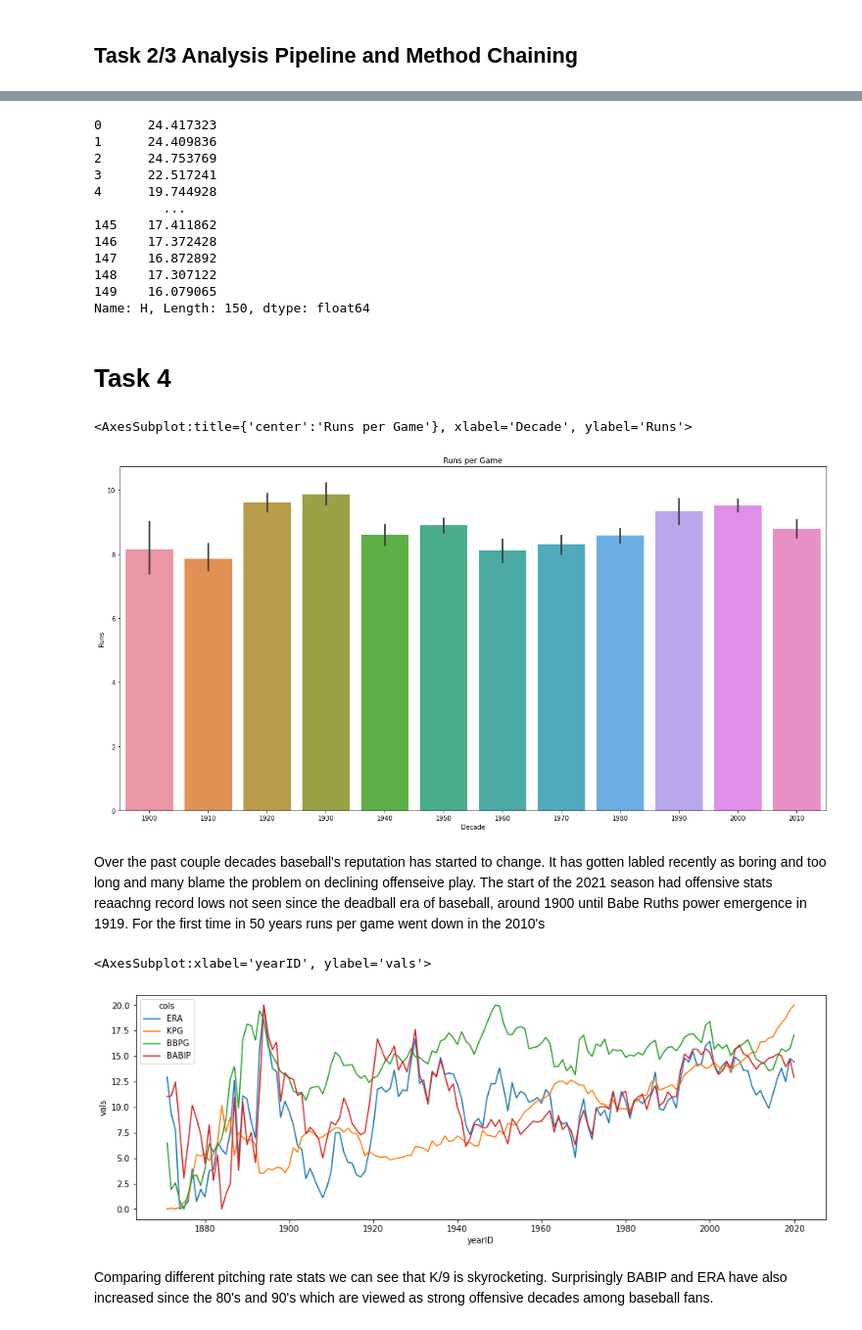
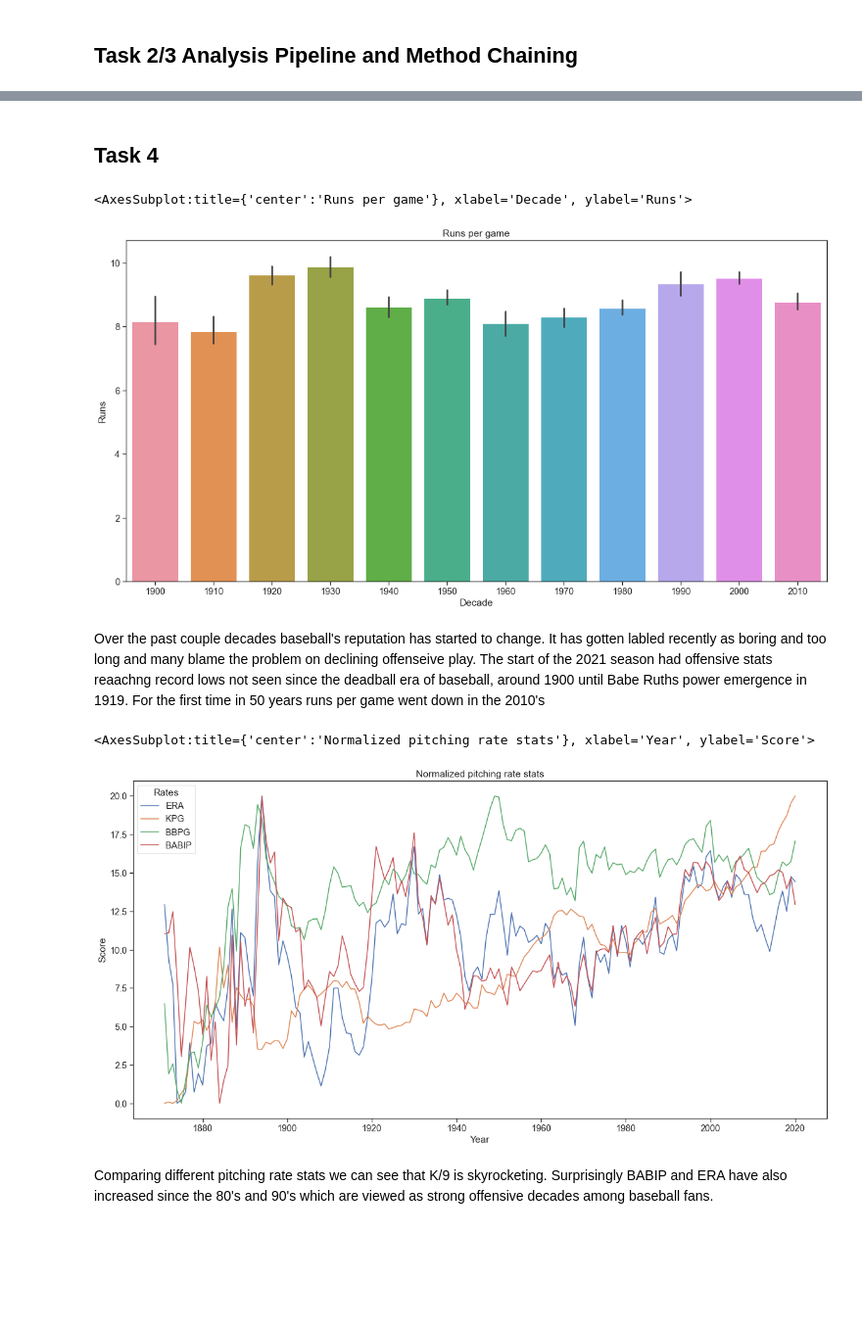
Before and after one commit to data301-2021-winter1/project-group37-project, a Jupyter notebook: notebooks/analysis1.ipynb, the cells around one changed output, grey strips where cells are left out. Shown at 98% size. Cells and saved outputs as stored; diff of their text form; code cells hidden in the pictures; blank space fills up the shorter version.

```diff
--- a/notebooks/analysis1.ipynb
+++ b/notebooks/analysis1.ipynb
@@ -287,43 +770,32 @@ bat = batting_load_and_process('../data/raw/Batting.csv')
 pitch = pitching_load_and_process('../data/raw/Pitching.csv')
 clean = merge_batting_pitching(bat, pitch)
 norm = normal_data(clean)
-per_game = clean.div(clean['games'], axis = 0)
-per_game[['decade', 'games', 'yearID']] = clean[['decade', 'games', 'yearID']]
-per_game['H']
+per_game = per_game(clean)
-# %% [output]
-0      24.417323
-1      24.409836
-2      24.753769
-3      22.517241
-4      19.744928
-         ...
-145    17.411862
-146    17.372428
-147    16.872892
-148    17.307122
-149    16.079065
-Name: H, Length: 150, dtype: float64
 # %% [markdown]
-# Task 4
+## Task 4
 # %%
 plt.figure(figsize = (20,10))
 ax = sns.barplot(x = 'decade', y = 'R', data = per_game[(per_game['yearID'] >= 1900) & (per_game['yearID'] < 2020)])
-ax.set_title('Runs per Game')
+ax.set_title('Runs per game')
 ax.set_ylabel('Runs')
 ax.set_xlabel('Decade')
 ax
 # %% [output]
-<AxesSubplot:title={'center':'Runs per Game'}, xlabel='Decade', ylabel='Runs'>
+<AxesSubplot:title={'center':'Runs per game'}, xlabel='Decade', ylabel='Runs'>
-[figure, old version]
+[figure, new version]
 # %% [markdown]
 Over the past couple decades baseball's reputation has started to change. It has gotten labled recently as boring and too long and many blame the problem on declining offenseive play. The start of the 2021 season had offensive stats reaachng record lows not seen since the deadball era of baseball, around 1900 until Babe Ruths power emergence in 1919. For the first time in 50 years runs per game went down in the 2010's
 # %%
-plt.figure(figsize = (15,5))
-df = norm.melt(id_vars='yearID', value_vars = ['ERA', 'KPG', 'BBPG', 'BABIP'], var_name = 'cols', value_name = 'vals')
-sns.lineplot(x = 'yearID', y = 'vals', hue = 'cols', data = df)
+plt.figure(figsize = (20,10))
+df = norm.melt(id_vars='yearID', value_vars = ['ERA', 'KPG', 'BBPG', 'BABIP'], var_name = 'Rates', value_name = 'vals')
+ax = sns.lineplot(x = 'yearID', y = 'vals', hue = 'Rates', data = df)
+ax.set_title('Normalized pitching rate stats')
+ax.set_ylabel('Score')
+ax.set_xlabel('Year')
+ax
 # %% [output]
-<AxesSubplot:xlabel='yearID', ylabel='vals'>
+<AxesSubplot:title={'center':'Normalized pitching rate stats'}, xlabel='Year', ylabel='Score'>
-[figure, old version]
+[figure, new version]
 # %% [markdown]
 Comparing different pitching rate stats we can see that K/9 is skyrocketing. Surprisingly BABIP and ERA have also increased since the 80's and 90's which are viewed as strong offensive decades among baseball fans.
 # %%
```
Also changed, not shown: parts of 59 cells of this notebook, 1 other file.
